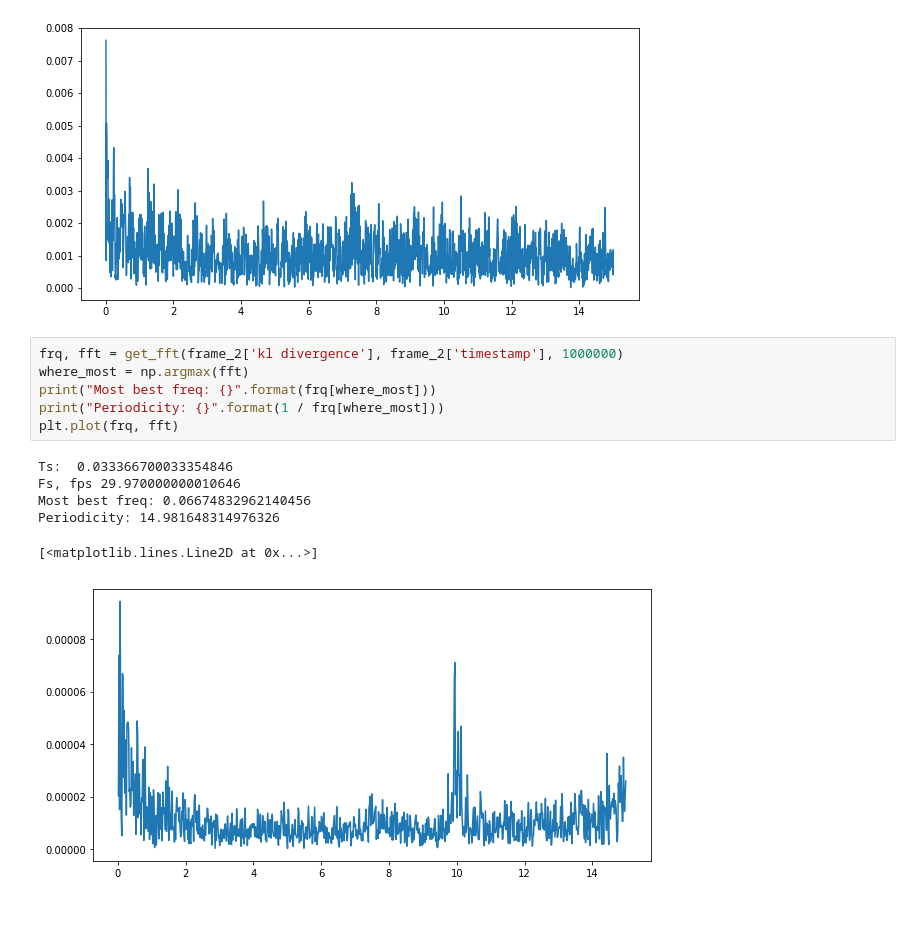
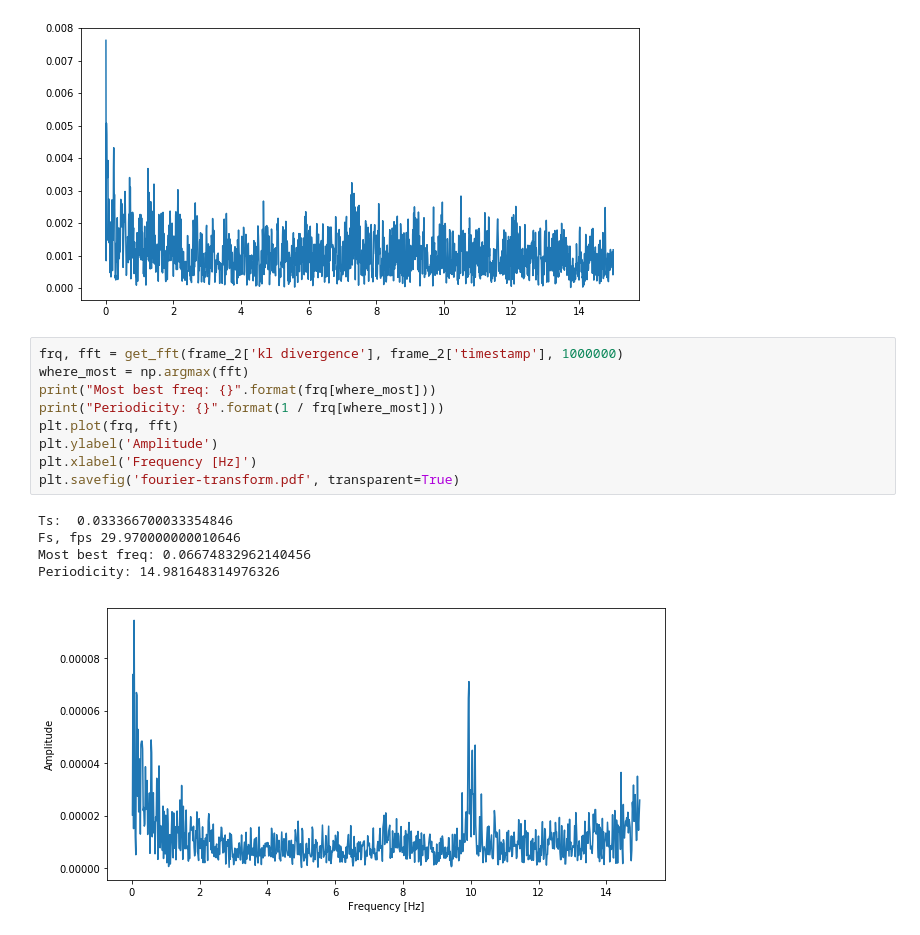
Before and after one commit to vanitas-vanitatum/traffic-sign-recognition, a Jupyter notebook: notebooks/Analysis.ipynb, the cells around one changed output. Cells and saved outputs as stored; diff of their text form.

```diff
--- a/notebooks/Analysis.ipynb
+++ b/notebooks/Analysis.ipynb
@@ -74,13 +76,15 @@ Periodicity: 134.46666666665902
 # %%
 frq, fft = get_fft(frame_2['kl divergence'], frame_2['timestamp'], 1000000)
 where_most = np.argmax(fft)
 print("Most best freq: {}".format(frq[where_most]))
 print("Periodicity: {}".format(1 / frq[where_most]))
 plt.plot(frq, fft)
+plt.ylabel('Amplitude')
+plt.xlabel('Frequency [Hz]')
+plt.savefig('fourier-transform.pdf', transparent=True)
 # %% [output]
 Ts:  0.033366700033354846
 Fs, fps 29.970000000010646
 Most best freq: 0.06674832962140456
 Periodicity: 14.981648314976326
-[<matplotlib.lines.Line2D at 0x...>]
-[figure, old version]
+[figure, new version]
```
Also changed, not shown: parts of 1 cell of this notebook, 58 other files.
